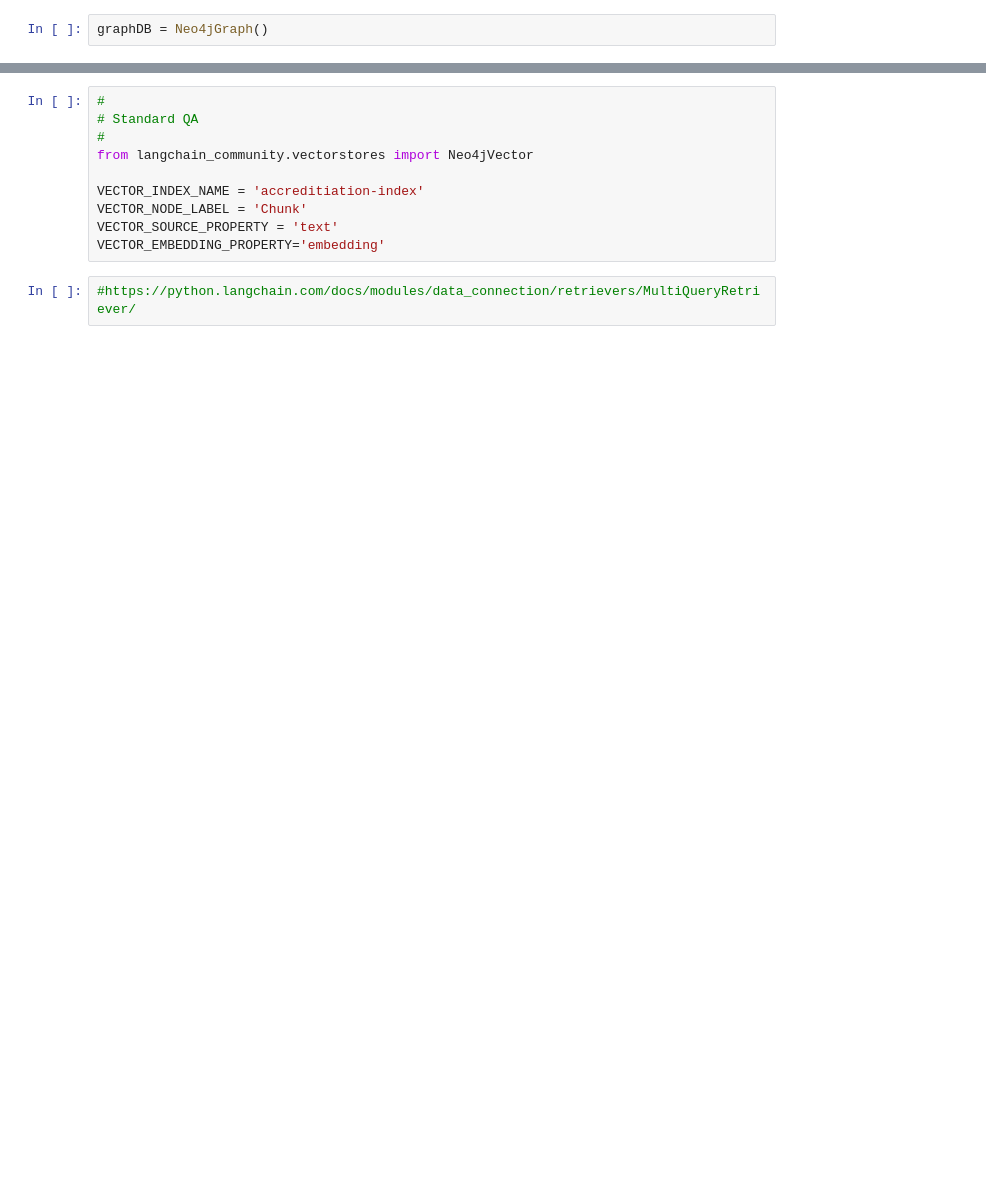
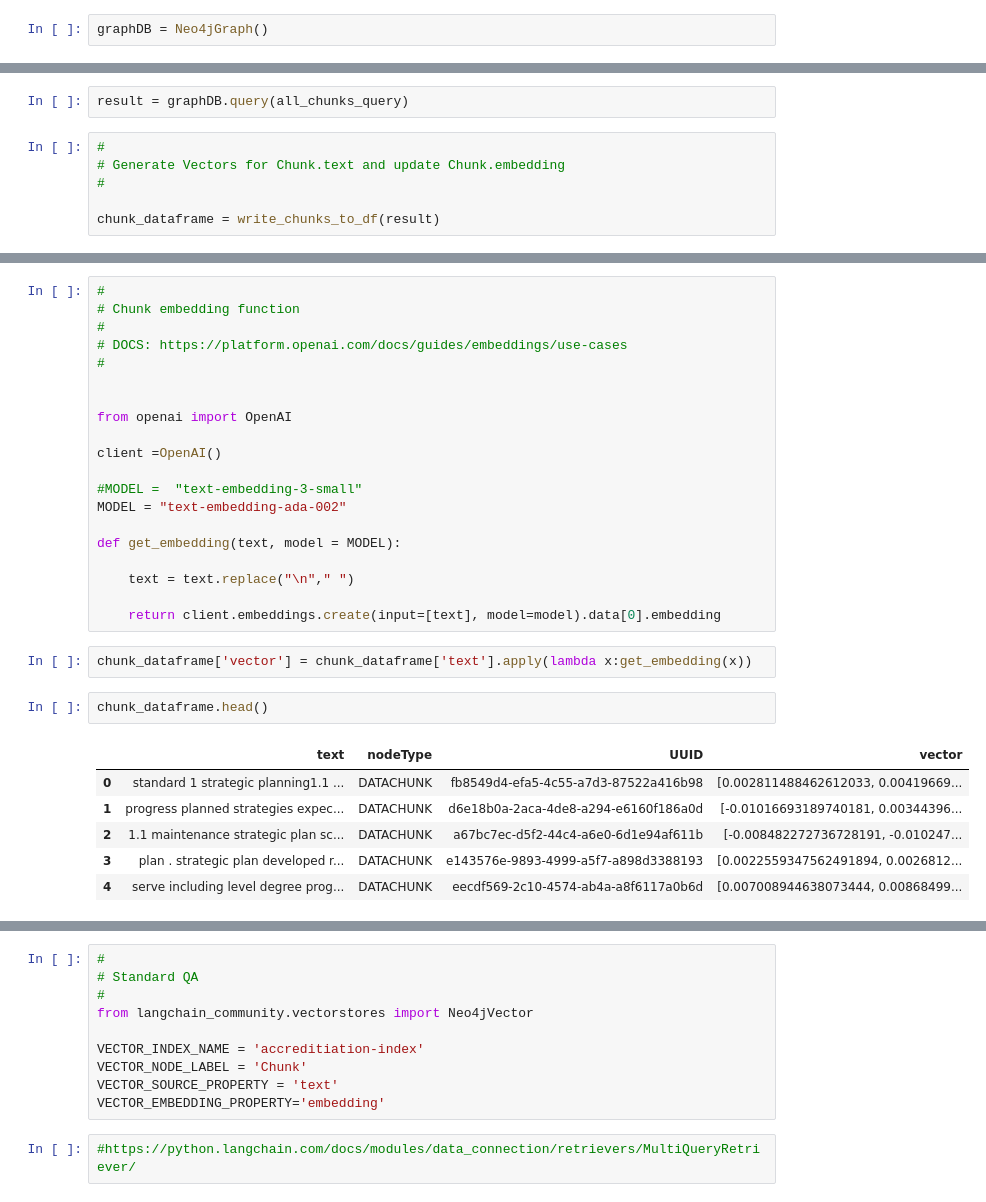
Before and after one commit to CS-Edwards/advRAG, a Jupyter notebook: project/notebooks/retrieverQA.ipynb, the cells around one changed output, grey strips where cells are left out. Drawn from its saved outputs; the diff is of its cells as text; blank space fills up the shorter version.

```diff
--- a/project/notebooks/retrieverQA.ipynb
+++ b/project/notebooks/retrieverQA.ipynb
@@ -70,0 +100,8 @@ graphDB.query("SHOW INDEXES")
+# %%
+result = graphDB.query(all_chunks_query)
+# %%
+#
+# Generate Vectors for Chunk.text and update Chunk.embedding
+#
+
+chunk_dataframe = write_chunks_to_df(result)
@@ -70,0 +122,31 @@ graphDB.query("SHOW INDEXES")
+# %%
+#
+# Chunk embedding function
+#
+# DOCS: https://platform.openai.com/docs/guides/embeddings/use-cases
+#
+
+
+from openai import OpenAI
+
+client =OpenAI()
+
+#MODEL =  "text-embedding-3-small"
+MODEL = "text-embedding-ada-002"
+
+def get_embedding(text, model = MODEL):
+
+    text = text.replace("\n"," ")
+
+    return client.embeddings.create(input=[text], model=model).data[0].embedding
+# %%
+chunk_dataframe['vector'] = chunk_dataframe['text'].apply(lambda x:get_embedding(x))
+# %%
+chunk_dataframe.head()
+# %% [output]
+|  | text | nodeType | UUID | vector |
+| 0 | standard 1 strategic planning1.1 ... | DATACHUNK | fb8549d4-efa5-4c55-a7d3-87522a416b98 | [0.002811488462612033, 0.00419669... |
+| 1 | progress planned strategies expec... | DATACHUNK | d6e18b0a-2aca-4de8-a294-e6160f186a0d | [-0.01016693189740181, 0.00344396... |
+| 2 | 1.1 maintenance strategic plan sc... | DATACHUNK | a67bc7ec-d5f2-44c4-a6e0-6d1e94af611b | [-0.008482272736728191, -0.010247... |
+| 3 | plan . strategic plan developed r... | DATACHUNK | e143576e-9893-4999-a5f7-a898d3388193 | [0.0022559347562491894, 0.0026812... |
+| 4 | serve including level degree prog... | DATACHUNK | eecdf569-2c10-4574-ab4a-a8f6117a0b6d | [0.007008944638073444, 0.00868499... |
```
Also changed, not shown: parts of 16 cells of this notebook, 4 other files.
